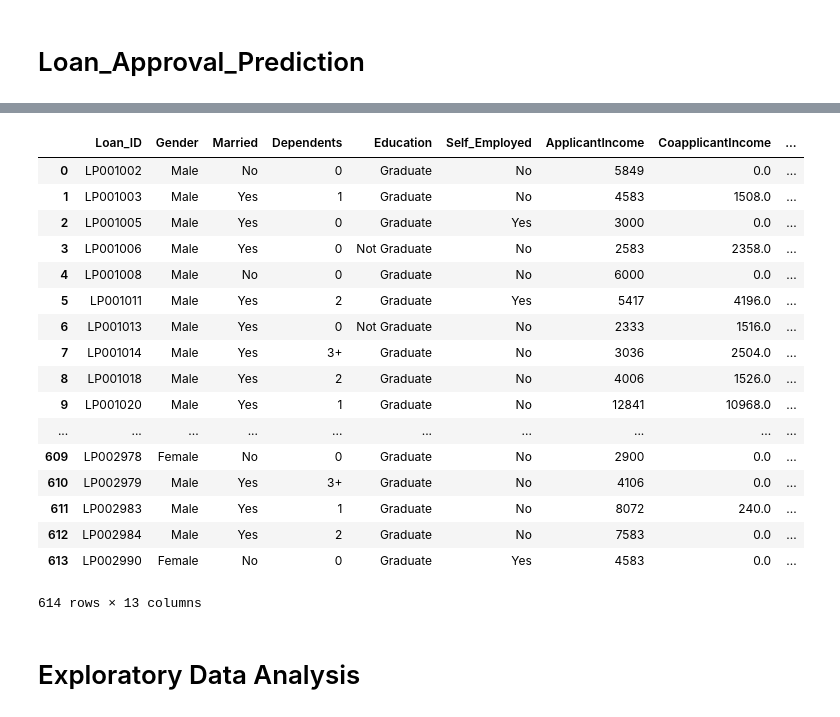
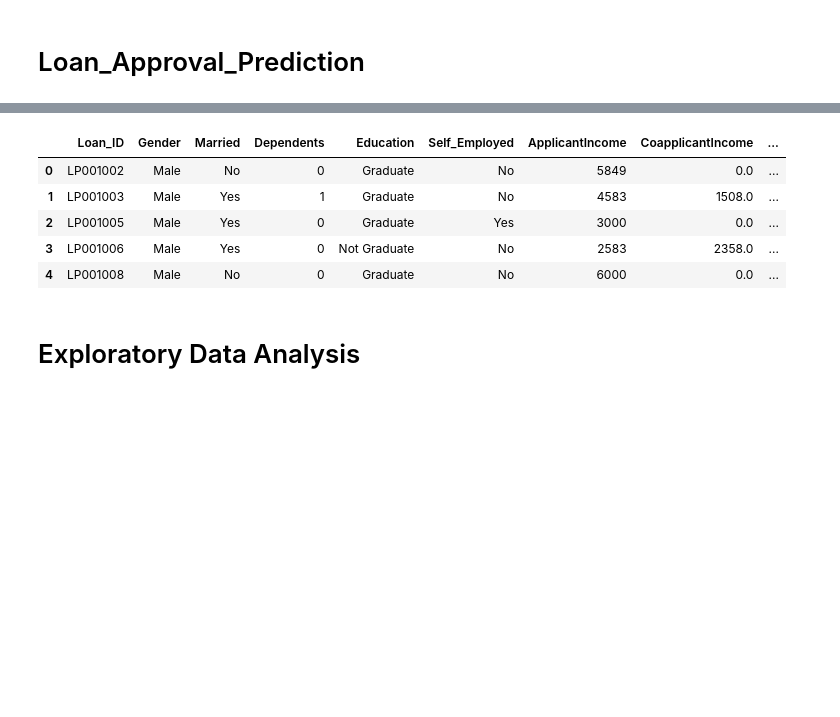
Before and after one commit to ajeetpandeyy/Loan_approval_prediction, a Jupyter notebook: Loan_Approval_Prediction.ipynb, the cells around one changed output, grey strips where cells are left out. Saved outputs shown, nothing was run; the diff lists cells and outputs as text; code cells hidden in the pictures; blank space fills up the shorter version.

Commit message:
Add files via upload
A Bank is trying to create a Model to help them predict whether to grant loan to a customer.

```diff
--- a/Loan_Approval_Prediction.ipynb
+++ b/Loan_Approval_Prediction.ipynb
@@ -11,26 +13,14 @@ import seaborn as sns
 # %%
 #Reading training dataset in a dataframe using Python Pandas library
 Train_loan_Df=pd.read_csv("F:/download/data csv/train_LoanStatus.csv")
-Train_loan_Df.head(614)
+Train_loan_Df.head()
 # %% [output]
 |  | Loan_ID | Gender | Married | Dependents | Education | Self_Employed | ApplicantIncome | CoapplicantIncome | ... |
 | 0 | LP001002 | Male | No | 0 | Graduate | No | 5849 | 0.0 | ... |
 | 1 | LP001003 | Male | Yes | 1 | Graduate | No | 4583 | 1508.0 | ... |
 | 2 | LP001005 | Male | Yes | 0 | Graduate | Yes | 3000 | 0.0 | ... |
 | 3 | LP001006 | Male | Yes | 0 | Not Graduate | No | 2583 | 2358.0 | ... |
 | 4 | LP001008 | Male | No | 0 | Graduate | No | 6000 | 0.0 | ... |
-| 5 | LP001011 | Male | Yes | 2 | Graduate | Yes | 5417 | 4196.0 | ... |
-| 6 | LP001013 | Male | Yes | 0 | Not Graduate | No | 2333 | 1516.0 | ... |
-| 7 | LP001014 | Male | Yes | 3+ | Graduate | No | 3036 | 2504.0 | ... |
-| 8 | LP001018 | Male | Yes | 2 | Graduate | No | 4006 | 1526.0 | ... |
-| 9 | LP001020 | Male | Yes | 1 | Graduate | No | 12841 | 10968.0 | ... |
-| ... | ... | ... | ... | ... | ... | ... | ... | ... | ... |
-| 609 | LP002978 | Female | No | 0 | Graduate | No | 2900 | 0.0 | ... |
-| 610 | LP002979 | Male | Yes | 3+ | Graduate | No | 4106 | 0.0 | ... |
-| 611 | LP002983 | Male | Yes | 1 | Graduate | No | 8072 | 240.0 | ... |
-| 612 | LP002984 | Male | Yes | 2 | Graduate | No | 7583 | 0.0 | ... |
-| 613 | LP002990 | Female | No | 0 | Graduate | Yes | 4583 | 0.0 | ... |
-614 rows × 13 columns
 # %% [markdown]
 # Exploratory Data Analysis
 # %%
```
Also changed, not shown: parts of 1 cell of this notebook.
